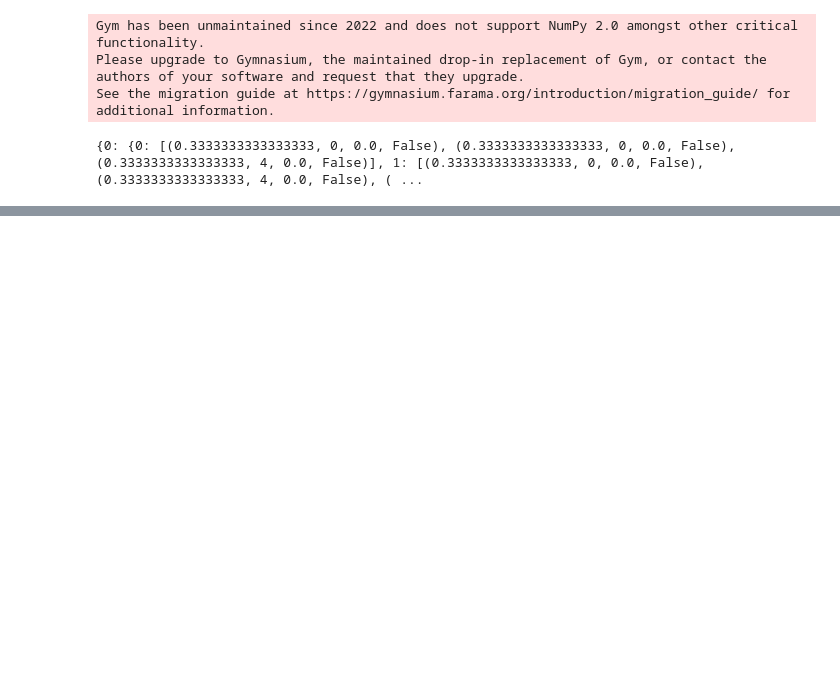
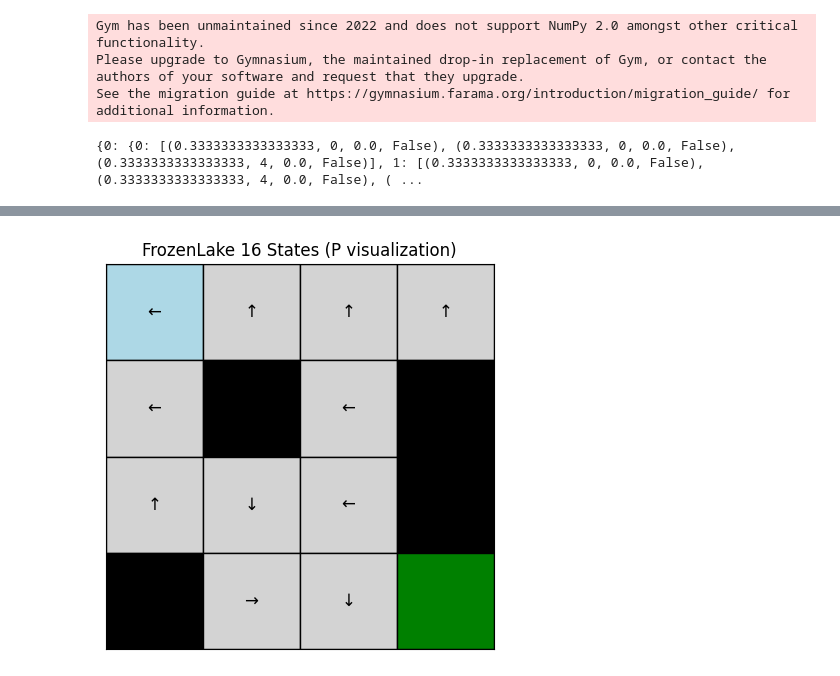
Before and after one commit to aiaaee/Stochastic-Policy-Iteration-in-Markov-Environments, a Jupyter notebook: stochastic_policy_iteration.ipynb, the cells around one changed output, grey strips where cells are left out. Saved outputs shown, nothing was run; the diff lists cells and outputs as text; code cells hidden in the pictures; blank space fills up the shorter version.

```diff
--- a/stochastic_policy_iteration.ipynb
+++ b/stochastic_policy_iteration.ipynb
@@ -40,0 +199,6 @@ print(P)
+# %%
+careful_policy_improvement = careful_policy_search.policy_improvement(careful_policy_evaluation)
+# %%
+careful_policy_search.plot_table_policy_improvement(careful_policy_improvement)
+# %% [output]
+[figure, added]
```
Also changed, not shown: parts of 8 cells of this notebook.
